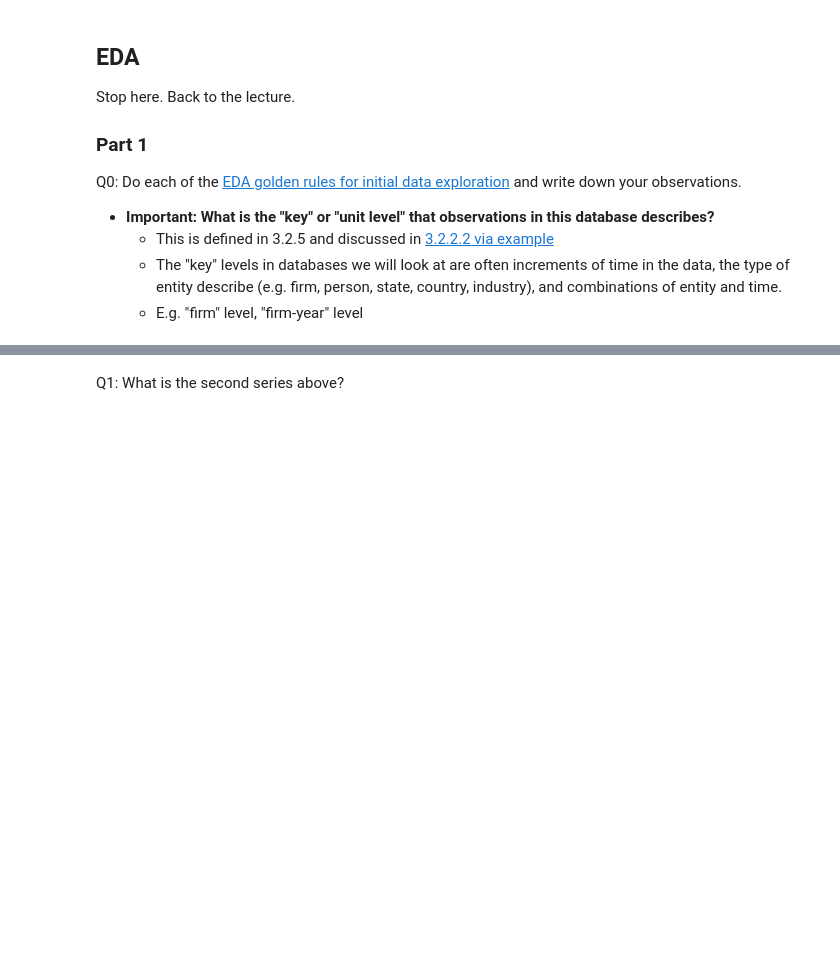
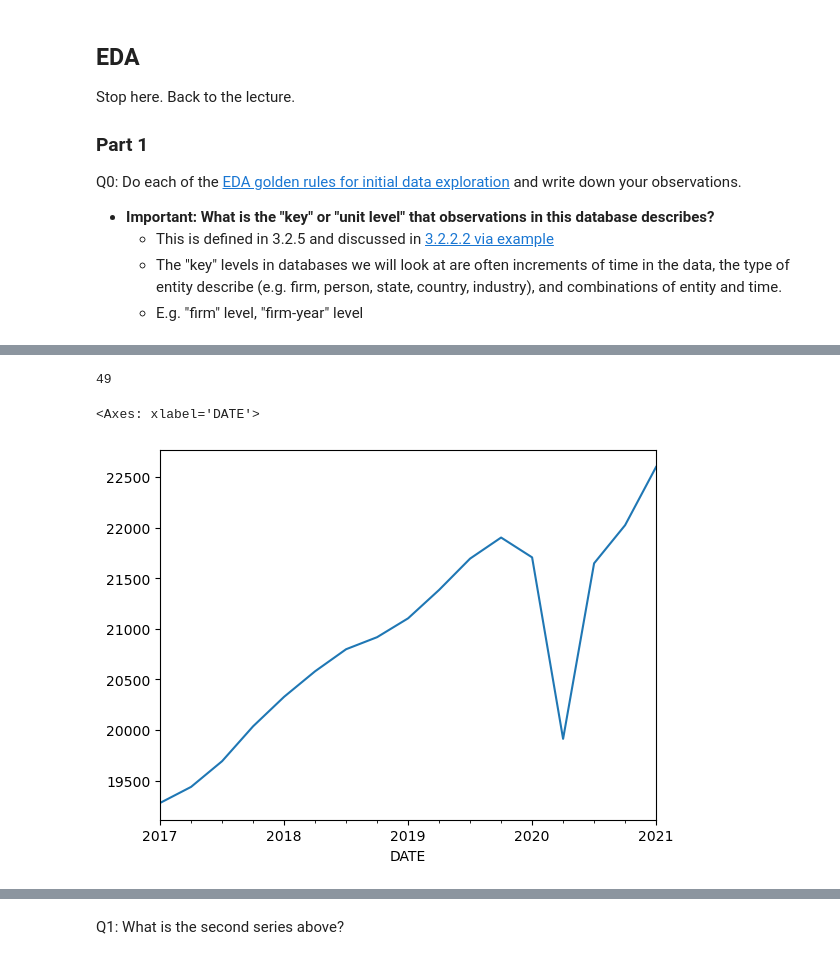
Before and after one commit to donbowen/Class-Notes-2024-1210pm, a Jupyter notebook: Exercises/Pandas exercises.ipynb, the cells around one changed output, grey strips where cells are left out. Drawn from its saved outputs; the diff is of its cells as text; code cells hidden in the pictures; blank space fills up the shorter version.

```diff
--- a/Exercises/Pandas exercises.ipynb
+++ b/Exercises/Pandas exercises.ipynb
@@ -269,0 +342,9 @@ Q0: Do each of the [EDA golden rules for initial data exploration](https://ledat
+# %%
+len(macro_df.index.drop_duplicates() ) # no dups in index either
+# %% [output]
+49
+# %%
+macro_df["GDP"].dropna().plot()
+# %% [output]
+<Axes: xlabel='DATE'>
+[figure, added]
```
Also changed, not shown: parts of 50 cells of this notebook.
